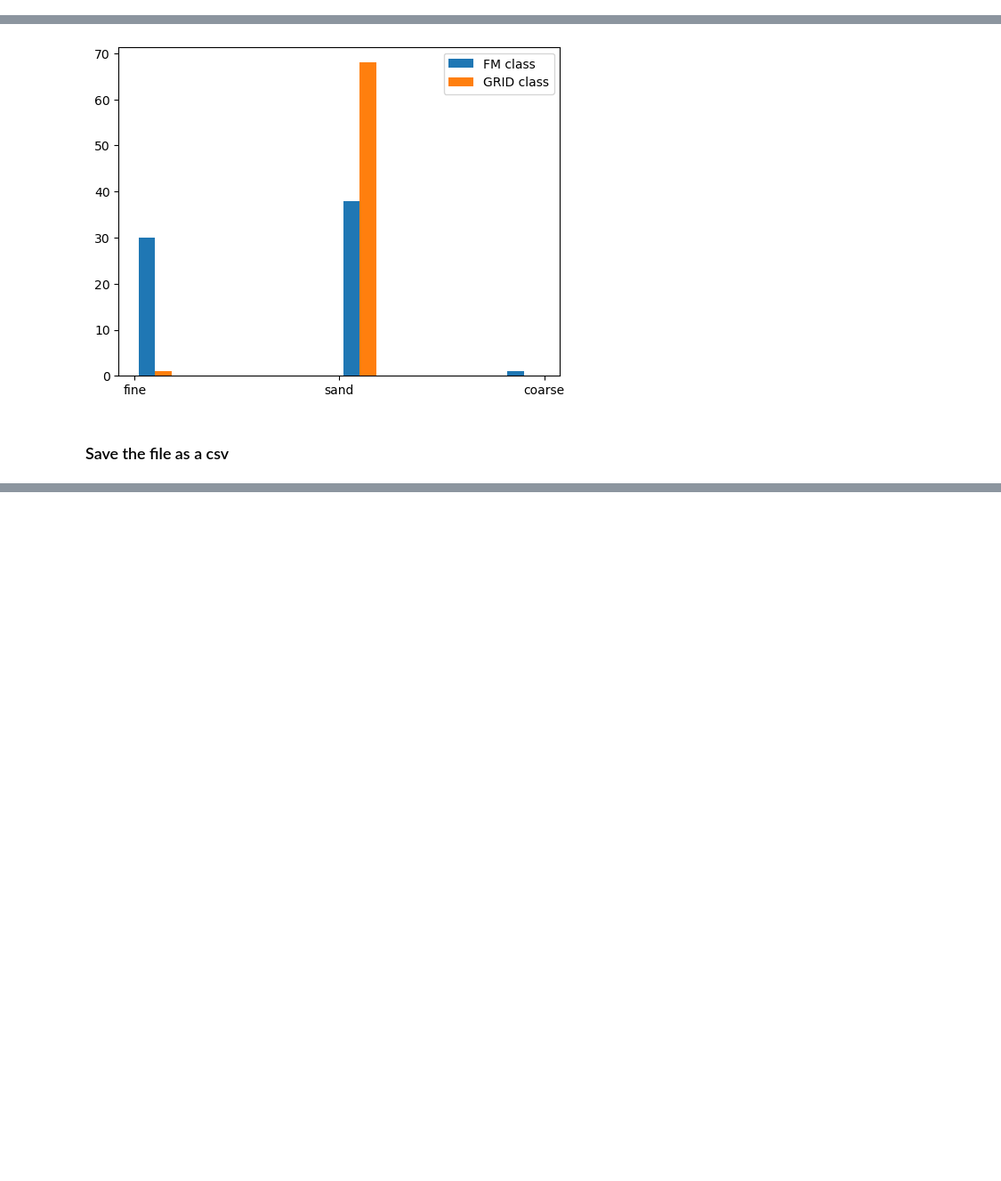
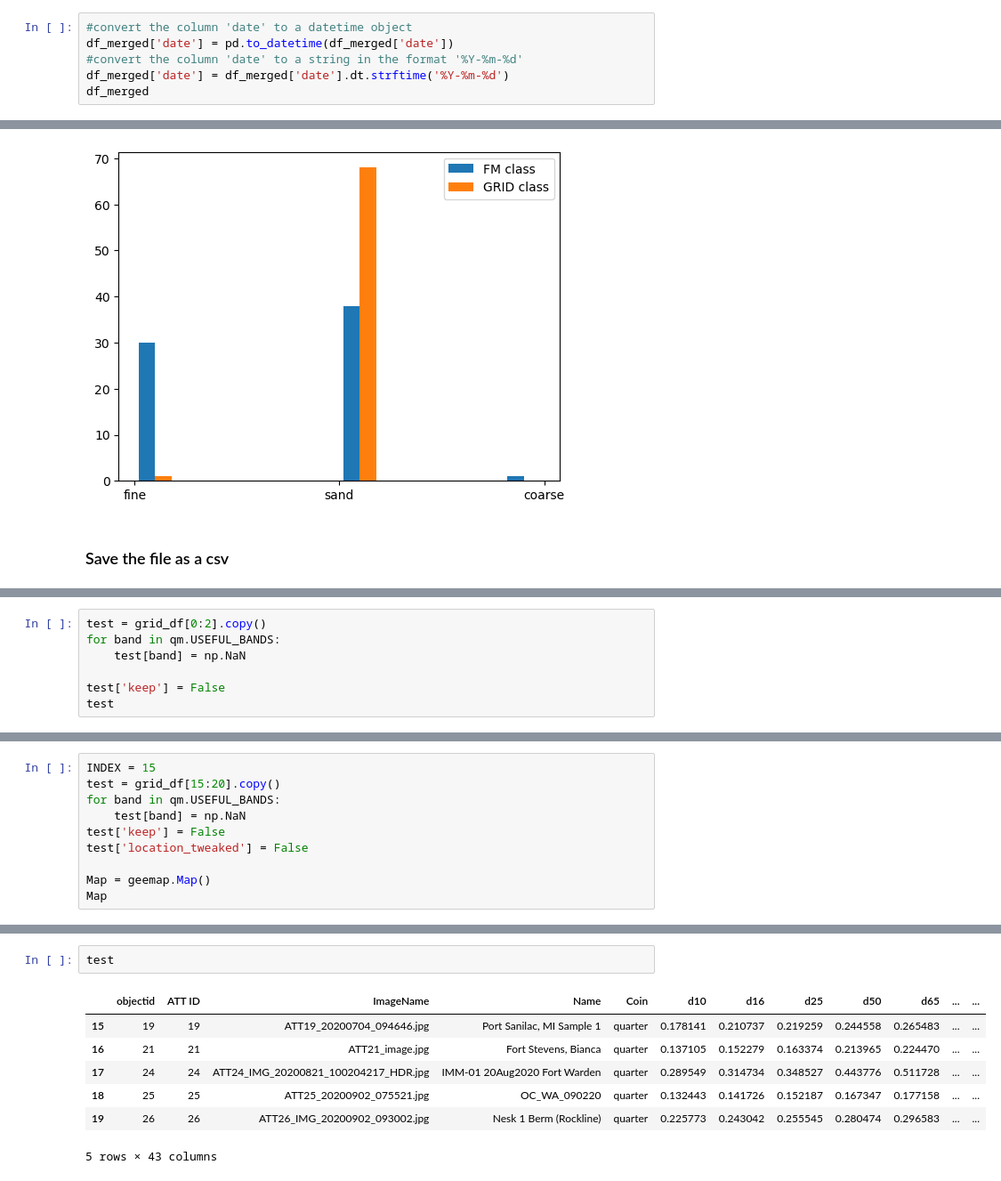
Before and after one commit to BerkeleySandProject/py-sand-mapping, a Jupyter notebook: groundtruths/sedinet/sedinet_gt.ipynb, the cells around one changed output, grey strips where cells are left out. Shown at 89% size. Cells and saved outputs as stored; diff of their text form; blank space fills up the shorter version.

```diff
--- a/groundtruths/sedinet/sedinet_gt.ipynb
+++ b/groundtruths/sedinet/sedinet_gt.ipynb
@@ -152,3 +163,9 @@ df_merged.loc[missing_dates]
 | 63 | 0 | DK2 | DK2_IMG_20200205_152944.jpg | N. Indian River Inlet, DE Berm | quarter | 0.216603 | 0.250342 | 0.289862 | 0.375094 | 0.401310 | 0.421517 | ... |
 | 64 | 0 | DK3 | DK3_IMG_20200205_152945.jpg | N. Indian River Inlet, DE Berm | quarter | 0.216603 | 0.250342 | 0.289862 | 0.375094 | 0.401310 | 0.421517 | ... |
 | 65 | 0 | DK4 | DK4_IMG_20200205_153251.jpg | N. Indian River Inlet, DE Dune Toe | quarter | 0.266897 | 0.285153 | 0.314906 | 0.414869 | 0.474468 | 0.518180 | ... |
+# %%
+#convert the column 'date' to a datetime object
+df_merged['date'] = pd.to_datetime(df_merged['date'])
+#convert the column 'date' to a string in the format '%Y-%m-%d'
+df_merged['date'] = df_merged['date'].dt.strftime('%Y-%m-%d')
+df_merged
@@ -325,0 +439,7 @@ That concludes this investigation. The next step is to select some subset and va
+# %%
+test = grid_df[0:2].copy()
+for band in qm.USEFUL_BANDS:
+    test[band] = np.NaN
+
+test['keep'] = False
+test
@@ -325,0 +537,10 @@ That concludes this investigation. The next step is to select some subset and va
+# %%
+INDEX = 15
+test = grid_df[15:20].copy()
+for band in qm.USEFUL_BANDS:
+    test[band] = np.NaN
+test['keep'] = False
+test['location_tweaked'] = False
+
+Map = geemap.Map()
+Map
@@ -325,0 +583,10 @@ That concludes this investigation. The next step is to select some subset and va
+# %%
+test
+# %% [output]
+|  | objectid | ATT ID | ImageName | Name | Coin | d10 | d16 | d25 | d50 | d65 | ... | ... |
+| 15 | 19 | 19 | ATT19_20200704_094646.jpg | Port Sanilac, MI Sample 1 | quarter | 0.178141 | 0.210737 | 0.219259 | 0.244558 | 0.265483 | ... | ... |
+| 16 | 21 | 21 | ATT21_image.jpg | Fort Stevens, Bianca | quarter | 0.137105 | 0.152279 | 0.163374 | 0.213965 | 0.224470 | ... | ... |
+| 17 | 24 | 24 | ATT24_IMG_20200821_100204217_HDR.jpg | IMM-01 20Aug2020 Fort Warden | quarter | 0.289549 | 0.314734 | 0.348527 | 0.443776 | 0.511728 | ... | ... |
+| 18 | 25 | 25 | ATT25_20200902_075521.jpg | OC_WA_090220 | quarter | 0.132443 | 0.141726 | 0.152187 | 0.167347 | 0.177158 | ... | ... |
+| 19 | 26 | 26 | ATT26_IMG_20200902_093002.jpg | Nesk 1 Berm (Rockline) | quarter | 0.225773 | 0.243042 | 0.255545 | 0.280474 | 0.296583 | ... | ... |
+5 rows × 43 columns
```
Also changed, not shown: parts of 30 cells of this notebook, 1 other file.
